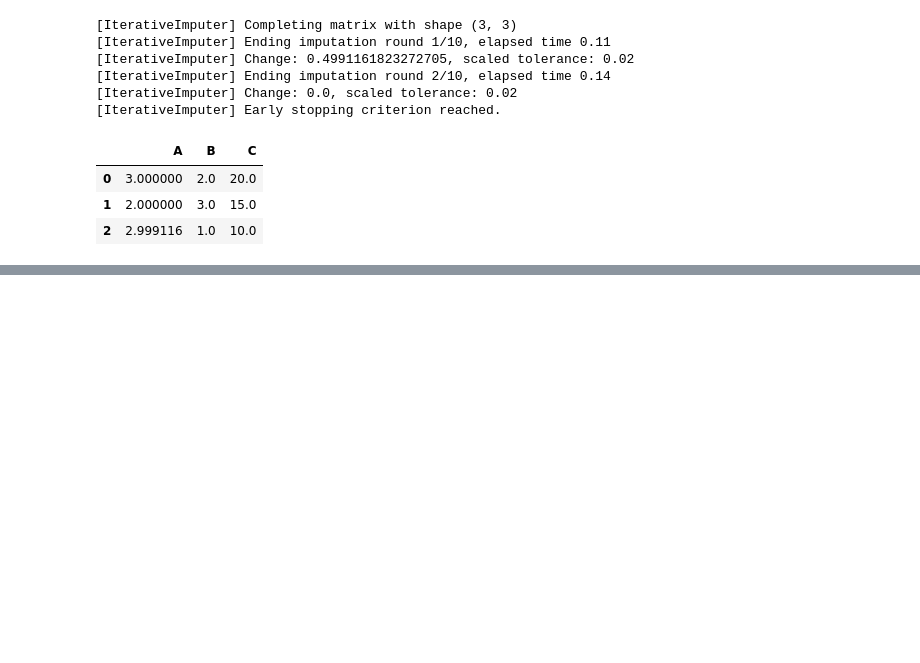
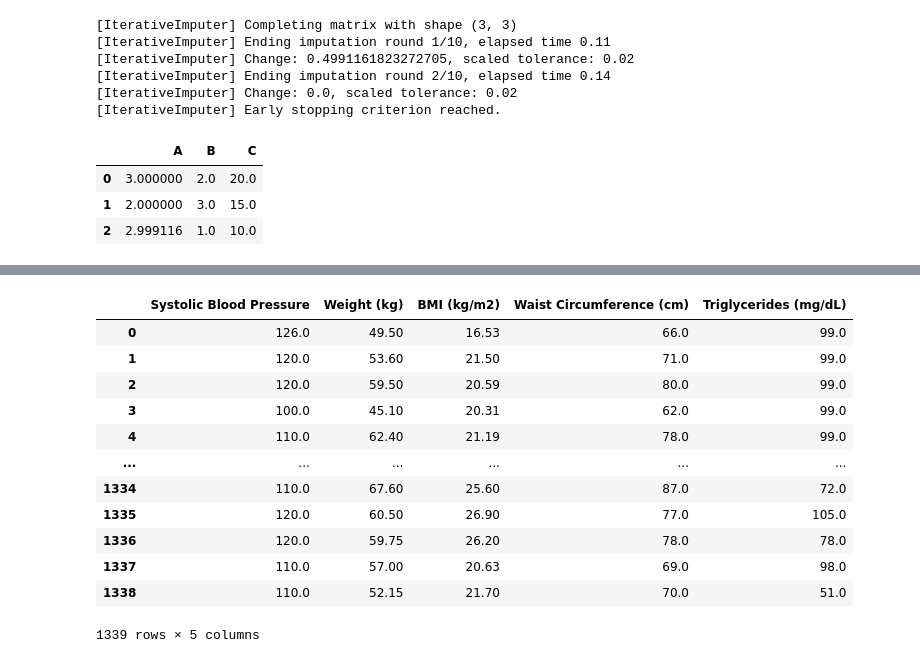
Before and after one commit to HafidAmbardi/tabulardataguidebook, a Jupyter notebook: Preprocessing/Preprocessing.ipynb, the cells around one changed output, grey strips where cells are left out. Cells and saved outputs as stored; diff of their text form; code cells hidden in the pictures; blank space fills up the shorter version.

Commit message:
feat: add custom feature selector and feature names preserver

```diff
--- a/Preprocessing/Preprocessing.ipynb
+++ b/Preprocessing/Preprocessing.ipynb
@@ -758,0 +859,17 @@ pd.DataFrame(output, columns=pipeline.get_feature_names_out())
+# %%
+feature_selector = FeatureSelector(discrete_columns=['Gender','Birthplace'], max_p_value=0.05, is_target_discrete=False)
+feature_selector.fit_transform(X,y)
+# %% [output]
+|  | Systolic Blood Pressure | Weight (kg) | BMI (kg/m2) | Waist Circumference (cm) | Triglycerides (mg/dL) |
+| 0 | 126.0 | 49.50 | 16.53 | 66.0 | 99.0 |
+| 1 | 120.0 | 53.60 | 21.50 | 71.0 | 99.0 |
+| 2 | 120.0 | 59.50 | 20.59 | 80.0 | 99.0 |
+| 3 | 100.0 | 45.10 | 20.31 | 62.0 | 99.0 |
+| 4 | 110.0 | 62.40 | 21.19 | 78.0 | 99.0 |
+| ... | ... | ... | ... | ... | ... |
+| 1334 | 110.0 | 67.60 | 25.60 | 87.0 | 72.0 |
+| 1335 | 120.0 | 60.50 | 26.90 | 77.0 | 105.0 |
+| 1336 | 120.0 | 59.75 | 26.20 | 78.0 | 78.0 |
+| 1337 | 110.0 | 57.00 | 20.63 | 69.0 | 98.0 |
+| 1338 | 110.0 | 52.15 | 21.70 | 70.0 | 51.0 |
+1339 rows × 5 columns
```
Also changed, not shown: parts of 5 cells of this notebook.
